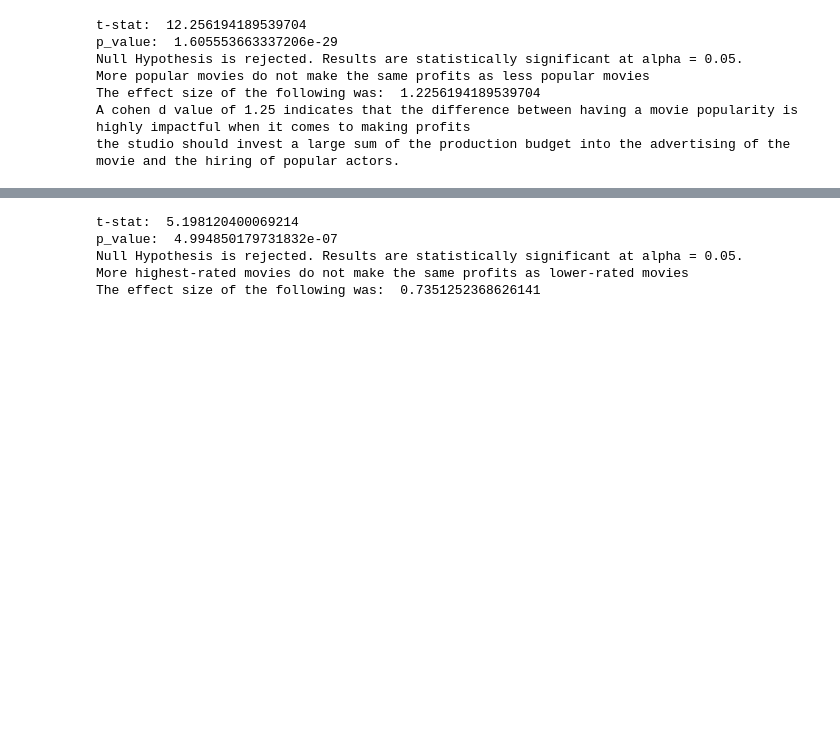
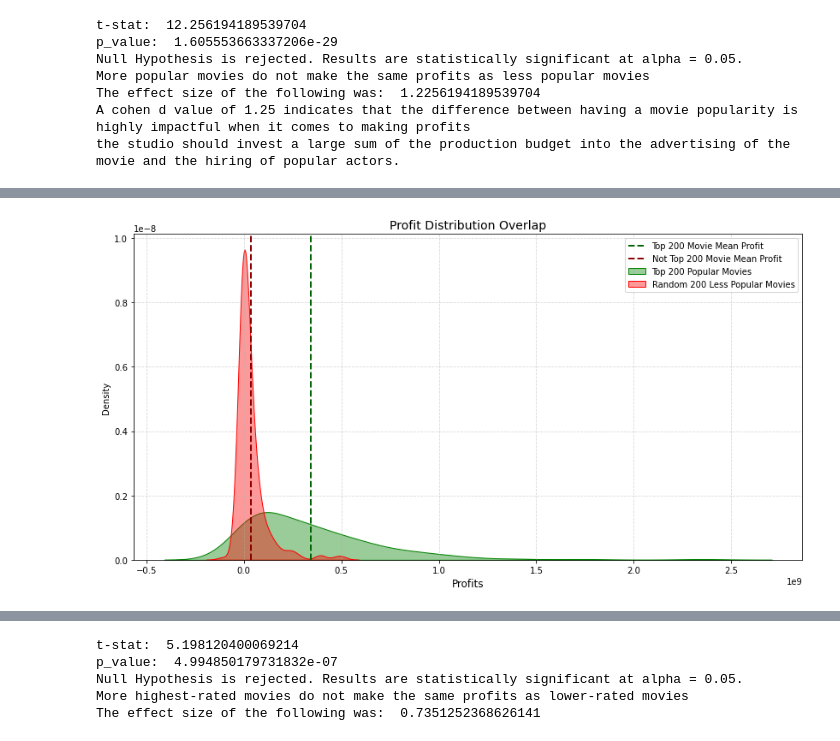
Before and after one commit to FrancisNdirangu/Phase-2-Project, a Jupyter notebook: movies_notebook_2 brian visuals.ipynb, the cells around one changed output, grey strips where cells are left out. Drawn from its saved outputs; the diff is of its cells as text; code cells hidden in the pictures; blank space fills up the shorter version.

```diff
--- a/movies_notebook_2 brian visuals.ipynb
+++ b/movies_notebook_2 brian visuals.ipynb
@@ -984,0 +1005,14 @@ the studio should invest a large sum of the production budget into the advertisi
+# %%
+plt.figure(figsize=(14, 7))
+sns.kdeplot(top_200_popular_movies, label='Top 200 Popular Movies', fill=True, color='green', alpha=0.4)
+sns.kdeplot(random_sample_200_movies_not_top_200, label='Random 200 Less Popular Movies',
+            fill=True, color='red', alpha=0.4)
+plt.axvline(top_200_popular_movies.mean(), color='darkgreen', linestyle='--', linewidth=2,label='Top 200 Movie Mean Profit')
+plt.axvline(random_sample_200_movies_not_top_200.mean(), color='darkred', linestyle='--', linewidth=2,label='Not Top 200 Movie Mean Profit')
+plt.xlabel('Profits', fontsize=12)
+plt.title('Profit Distribution Overlap', fontsize=14)
+plt.legend()
+plt.grid(linestyle='--', alpha=0.5)
+plt.show()
+# %% [output]
+[figure, added]
```
Also changed, not shown: parts of 6 cells of this notebook, 9 other files.
